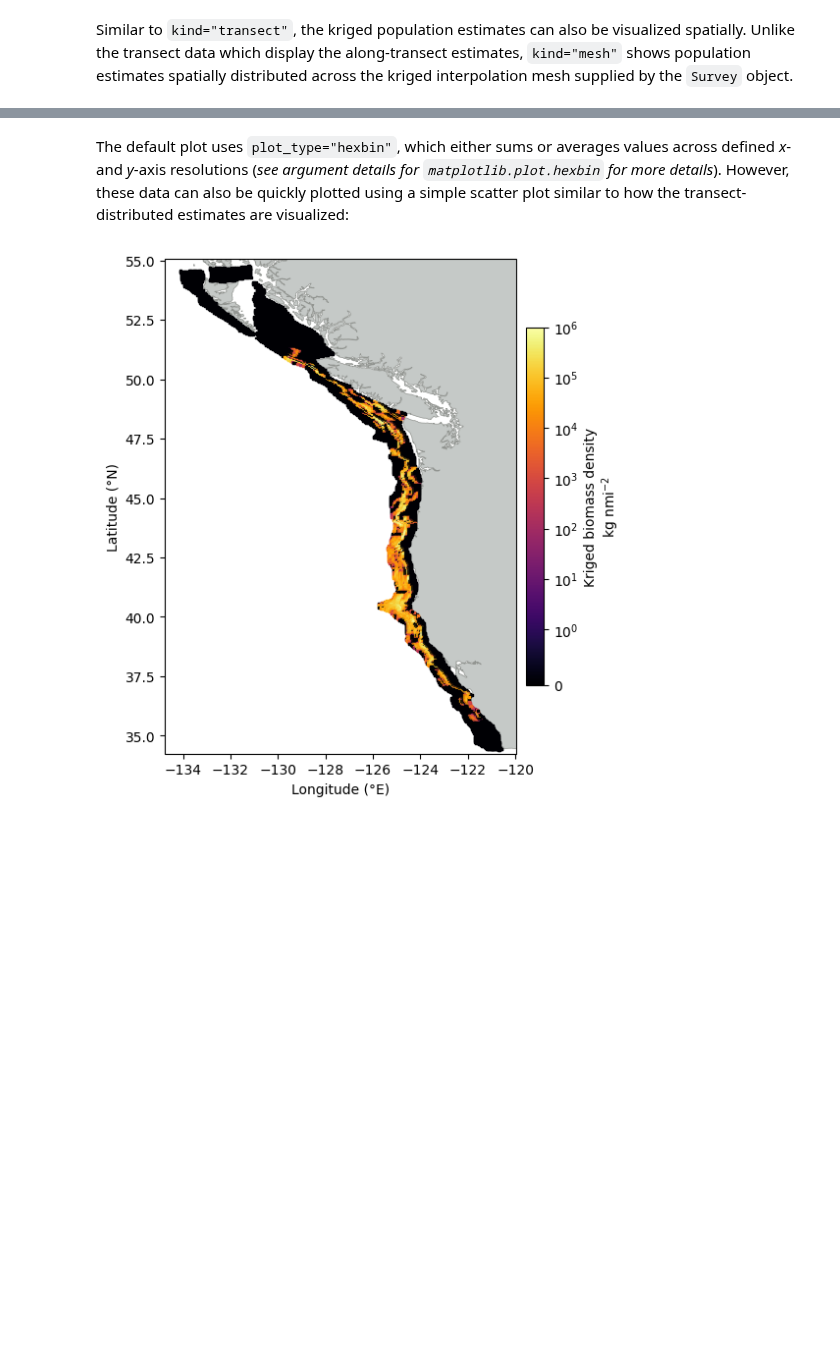
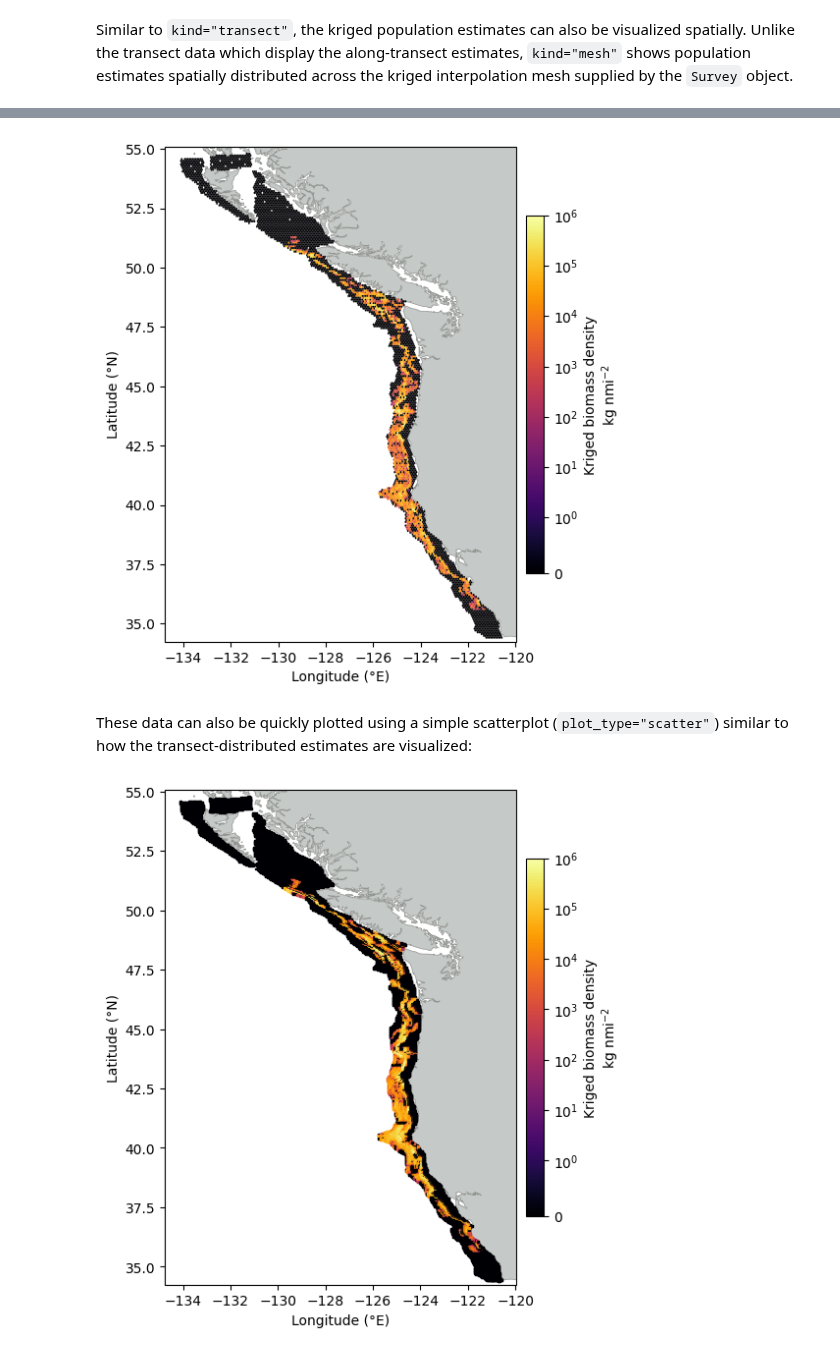
Before and after one commit to OSOceanAcoustics/echopop, a Jupyter notebook: docs/example_notebooks/plotting.ipynb, the cells around one changed output, grey strips where cells are left out. Cells and saved outputs as stored; diff of their text form; code cells hidden in the pictures; blank space fills up the shorter version.

```diff
--- a/docs/example_notebooks/plotting.ipynb
+++ b/docs/example_notebooks/plotting.ipynb
@@ -207,5 +209,11 @@ survey.plot(kind="mesh", variable="biomass")
+# %%
+import numpy as np
+
+survey.plot(kind="mesh", variable="kriged_mean", plot_type="hexbin", plot_parameters={"reduce_C_function": np.std, "log_base": 10})
+# %% [output]
+[figure, added]
 # %% [markdown]
-The default plot uses `plot_type="hexbin"`, which either sums or averages values across defined *x*- and *y*-axis resolutions (*see argument details for `matplotlib.plot.hexbin` for more details*). However, these data can also be quickly plotted using a simple scatter plot similar to how the transect-distributed estimates are visualized:
+These data can also be quickly plotted using a simple scatterplot (`plot_type="scatter"`) similar to how the transect-distributed estimates are visualized:
 # %%
 survey.plot(kind="mesh", variable="kriged_mean", plot_type="scatter", plot_parameters={"log_base": 10})
 # %% [output]
```
Also changed, not shown: parts of 2 cells of this notebook.
